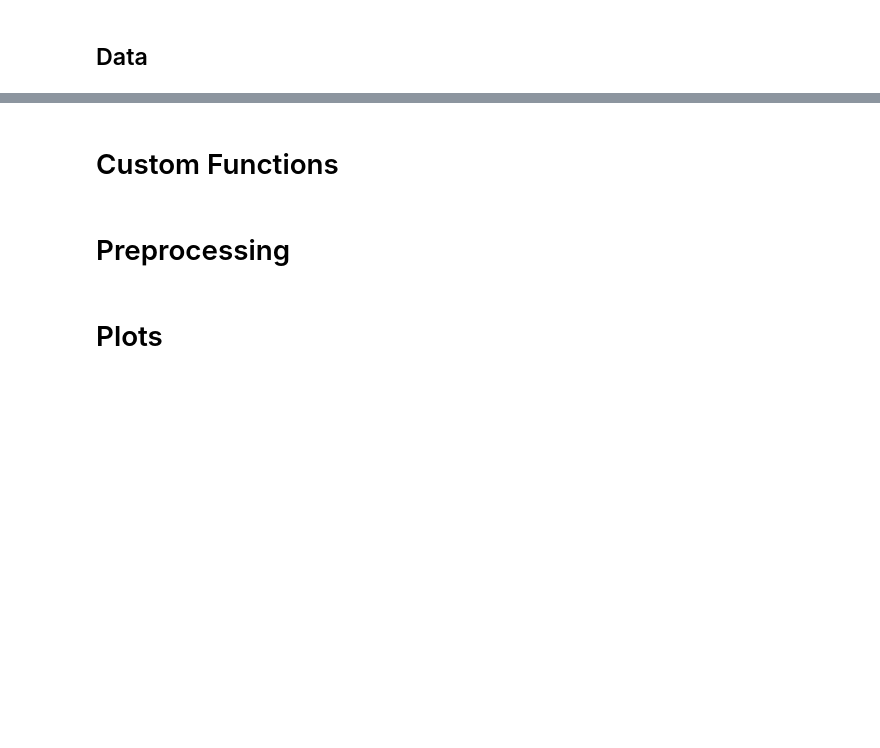
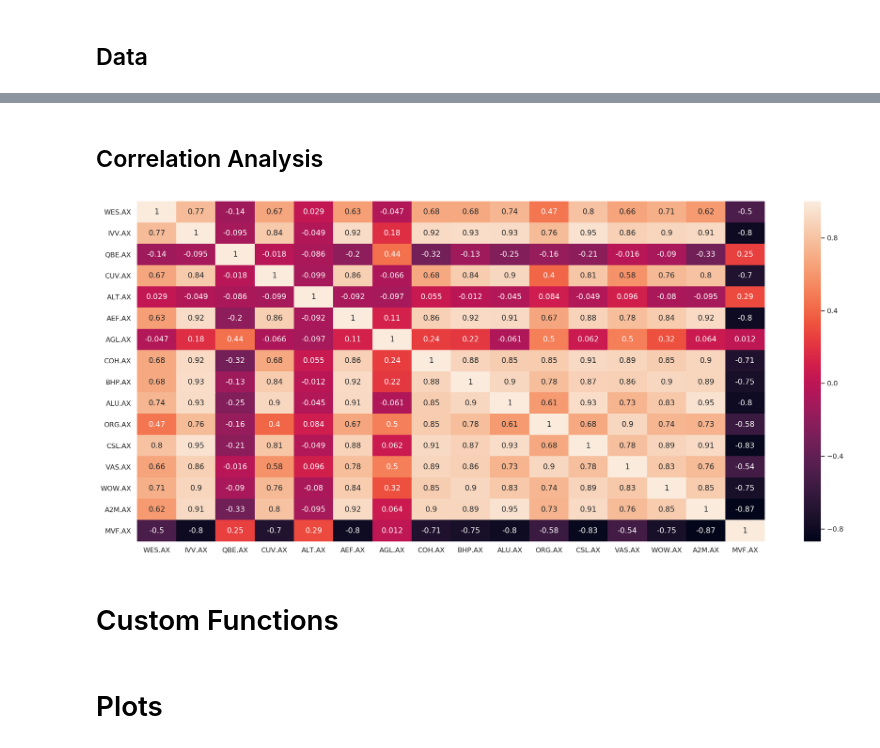
Before and after one commit to hsteinshiromoto/app.share_portfolio, a Jupyter notebook: notebooks/1.0-momentum_analysis.ipynb, the cells around one changed output, grey strips where cells are left out. Cells and saved outputs as stored; diff of their text form; code cells hidden in the pictures; blank space fills up the shorter version.

```diff
--- a/notebooks/1.0-momentum_analysis.ipynb
+++ b/notebooks/1.0-momentum_analysis.ipynb
@@ -27,7 +28,12 @@ from bokeh.models import Legend
 # %% [markdown]
 ## Data
 # %%
-portfolio = ["WES.AX", 'IVV.AX', 'QBE.AX', 'CUV.AX', 'ALT.AX']
+portfolio = ["WES", 'IVV', 'QBE']
+
+candidates = ['CUV', 'ALT', "AEF", "AGL", "COH", "BHP", "ALU", "ORG", "CSL", "VAS", "WOW", "A2M", "MVF"]
+
+portfolio.extend(candidates)
+portfolio = [item + ".AX" for item in portfolio]
 
 metrics = ["High", "Low", "Open", "Close", "Adj Close", "Volume"]
 columns = pd.MultiIndex.from_product([portfolio, metrics])
@@ -45,9 +51,11 @@ stocks_dict = {}
 
 #Retrieve stock price data and save just the dividend adjusted closing prices
 
+metric = "Close"
 for share in portfolio:
-        data[share] = pdr.DataReader(share, data_source=source, start=start, end=end)['Adj Close']
-        temp = pdr.DataReader(share, data_source=source, start=start, end=end)[metrics]
-        stocks_df[share] = temp
+        data[share] = pdr.DataReader(share, data_source=source, start=start, end=end)[metric]
+#         temp = pdr.DataReader(share, data_source=source, start=start, end=end)[metrics]
+#         stocks_df[share] = temp
 
-stocks_df.dropna(how="all", inplace=True)
+data.dropna(how="all", inplace=True)
+# data.columns = pd.MultiIndex.from_product([portfolio, [metric]])
@@ -54,2 +76,17 @@ stocks_df.dropna(how="all", inplace=True)
+# %% [markdown]
+## Correlation Analysis
+# %%
+fig, ax = plt.subplots(figsize=(20, 10))
+sns.set(font_scale=1)
+
+# corr_matrix = data[pd.MultiIndex.from_product([portfolio, ["Close"]])].corr()
+corr_matrix = data.corr()
+
+ax = sns.heatmap(corr_matrix, xticklabels=portfolio, yticklabels=portfolio, annot=True, ax=ax)
+ax.set_xlabel("")
+ax.set_ylabel("")
+plt.show()
+# %% [output]
+[figure, added]
 # %% [markdown]
 # Custom Functions
@@ -95,2 +126,0 @@ def get_trade_points(data, portfolio, short_term_metric='Rolling mean 15', long_
-# %% [markdown]
-# Preprocessing
```
Also changed, not shown: parts of 15 cells of this notebook.
